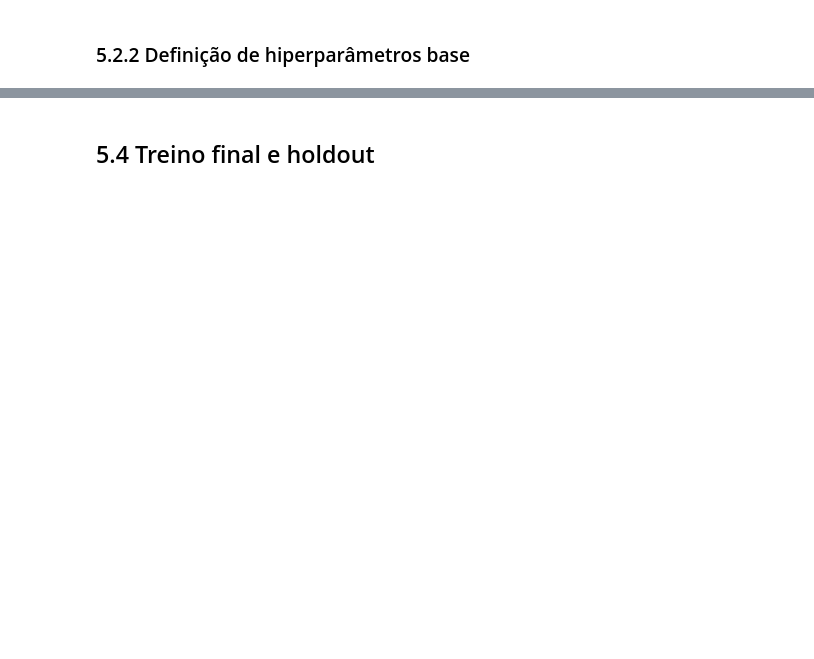
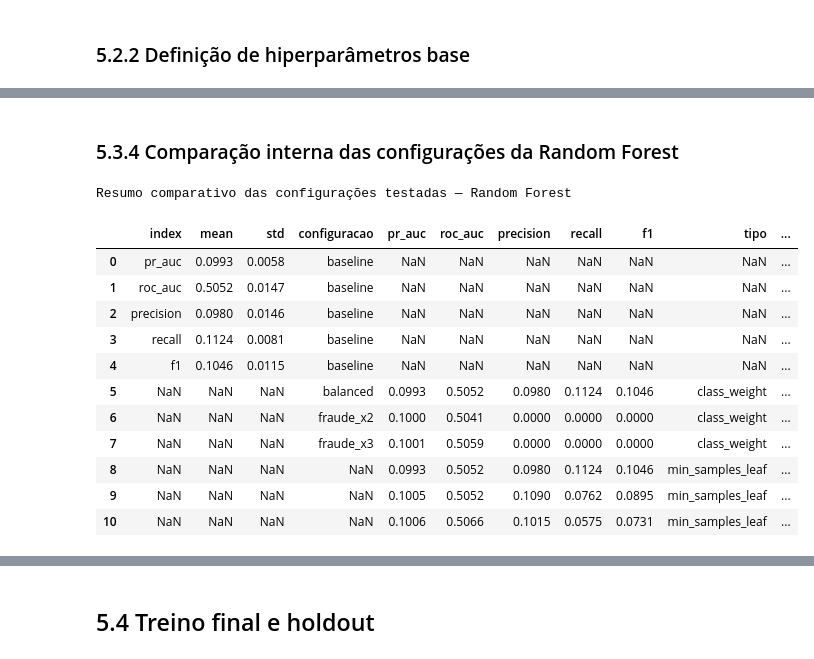
Before and after one commit to lpdata/fraude_bilhetagem, a Jupyter notebook: notebooks/03_modelagem.ipynb, the cells around one changed output, grey strips where cells are left out. Cells and saved outputs as stored; diff of their text form; code cells hidden in the pictures; blank space fills up the shorter version.

```diff
--- a/notebooks/03_modelagem.ipynb
+++ b/notebooks/03_modelagem.ipynb
@@ -1609,0 +1840,29 @@ Número de folhas: 19
+# %% [markdown]
+### 5.3.4 Comparação interna das configurações da Random Forest
+# %%
+rf_comparison_df = pd.concat(
+    [
+        rf_cv_summary.assign(configuracao="baseline").reset_index(),
+        rf_weight_df.reset_index().assign(tipo="class_weight"),
+        rf_leaf_df.reset_index().assign(tipo="min_samples_leaf")
+    ],
+    axis=0,
+    ignore_index=True
+)
+
+print("Resumo comparativo das configurações testadas — Random Forest")
+display(rf_comparison_df)
+# %% [output]
+Resumo comparativo das configurações testadas — Random Forest
+|  | index | mean | std | configuracao | pr_auc | roc_auc | precision | recall | f1 | tipo | ... |
+| 0 | pr_auc | 0.0993 | 0.0058 | baseline | NaN | NaN | NaN | NaN | NaN | NaN | ... |
+| 1 | roc_auc | 0.5052 | 0.0147 | baseline | NaN | NaN | NaN | NaN | NaN | NaN | ... |
+| 2 | precision | 0.0980 | 0.0146 | baseline | NaN | NaN | NaN | NaN | NaN | NaN | ... |
+| 3 | recall | 0.1124 | 0.0081 | baseline | NaN | NaN | NaN | NaN | NaN | NaN | ... |
+| 4 | f1 | 0.1046 | 0.0115 | baseline | NaN | NaN | NaN | NaN | NaN | NaN | ... |
+| 5 | NaN | NaN | NaN | balanced | 0.0993 | 0.5052 | 0.0980 | 0.1124 | 0.1046 | class_weight | ... |
+| 6 | NaN | NaN | NaN | fraude_x2 | 0.1000 | 0.5041 | 0.0000 | 0.0000 | 0.0000 | class_weight | ... |
+| 7 | NaN | NaN | NaN | fraude_x3 | 0.1001 | 0.5059 | 0.0000 | 0.0000 | 0.0000 | class_weight | ... |
+| 8 | NaN | NaN | NaN | NaN | 0.0993 | 0.5052 | 0.0980 | 0.1124 | 0.1046 | min_samples_leaf | ... |
+| 9 | NaN | NaN | NaN | NaN | 0.1005 | 0.5052 | 0.1090 | 0.0762 | 0.0895 | min_samples_leaf | ... |
+| 10 | NaN | NaN | NaN | NaN | 0.1006 | 0.5066 | 0.1015 | 0.0575 | 0.0731 | min_samples_leaf | ... |
```
Also changed, not shown: parts of 24 cells of this notebook.
